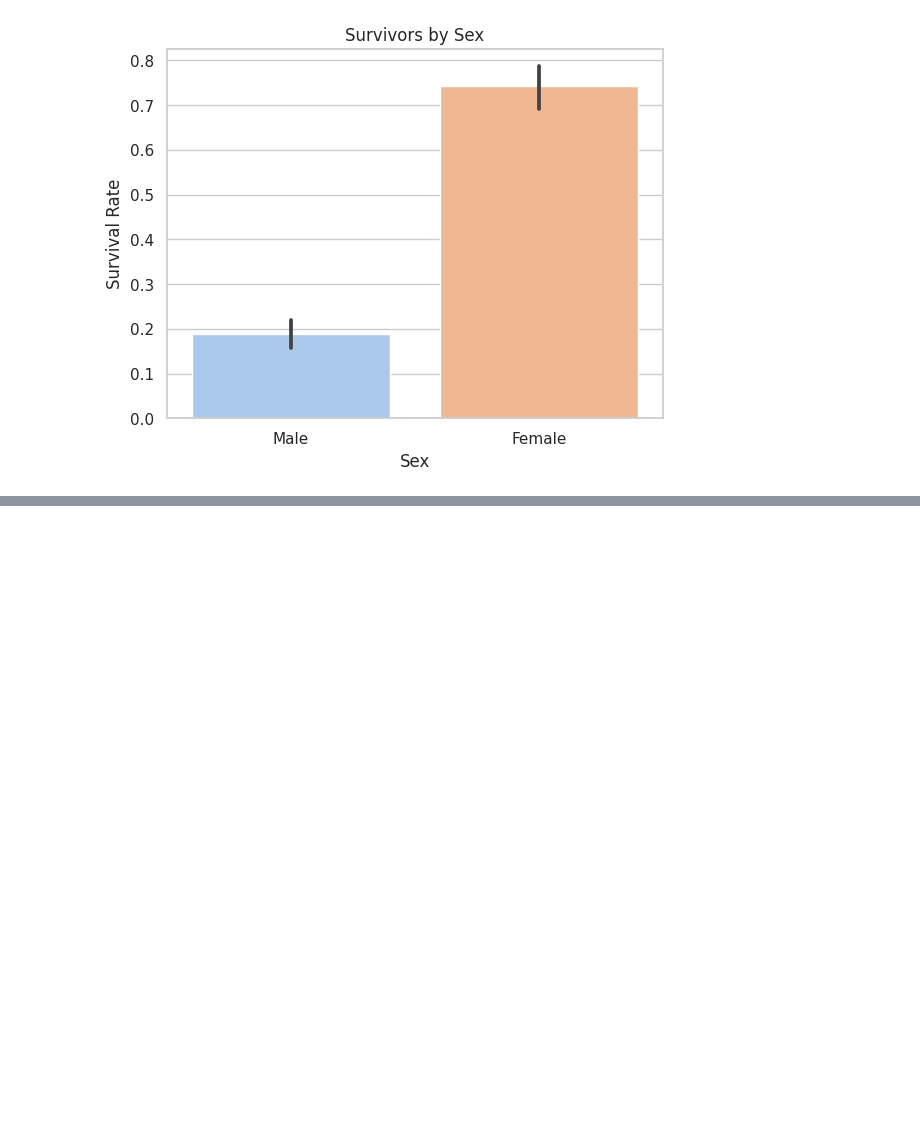
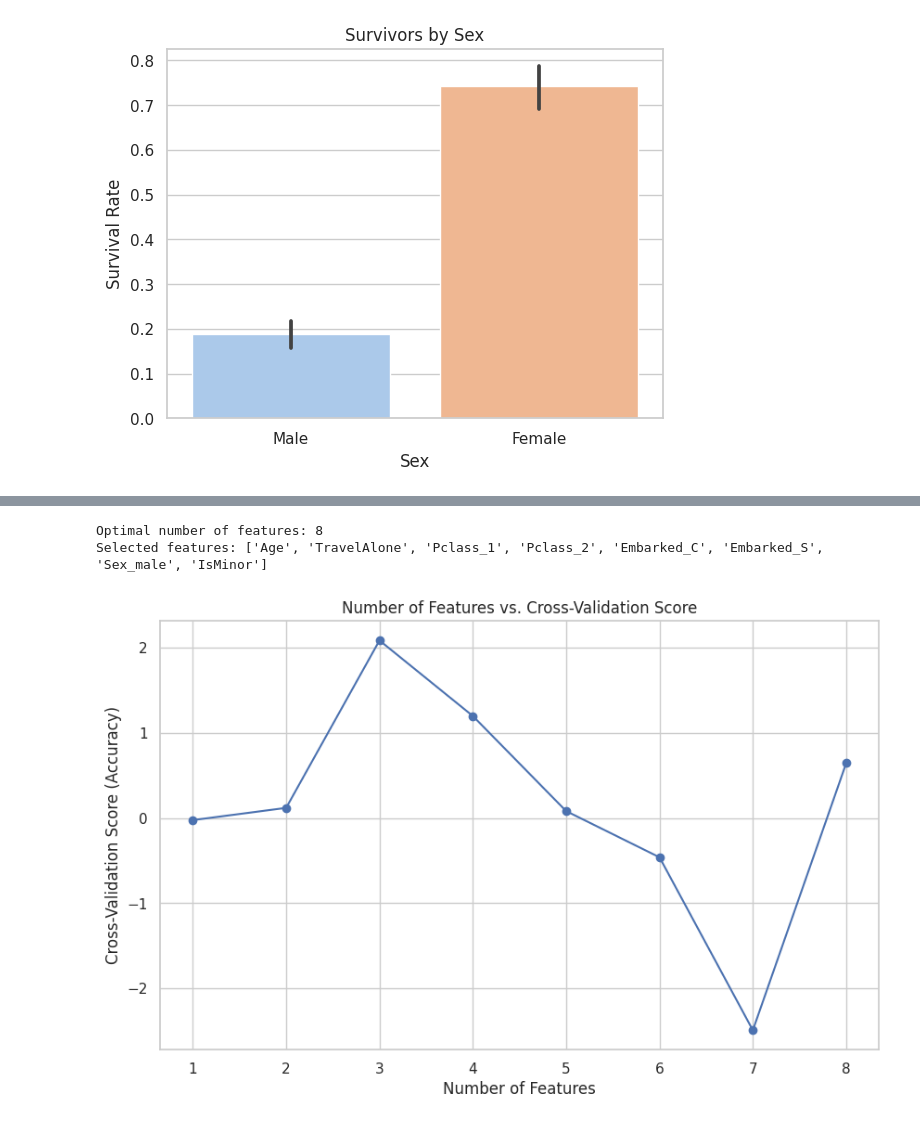
Before and after one commit to samiHEL/ML_Intro_Regression, a Jupyter notebook: ML_Intro_regression.ipynb, the cells around one changed output, grey strips where cells are left out. Drawn from its saved outputs; the diff is of its cells as text; code cells hidden in the pictures; blank space fills up the shorter version.

```diff
--- a/ML_Intro_regression.ipynb
+++ b/ML_Intro_regression.ipynb
@@ -594,0 +632,64 @@ plt.show()
+# %%
+import pandas as pd
+from sklearn.feature_selection import RFECV
+from sklearn.linear_model import LogisticRegression
+
+# Supposons que vous avez déjà votre DataFrame 'df' avec les caractéristiques pertinentes et la variable cible 'Survived'
+
+# Définir X (caractéristiques) et Y (cible)
+X = df[['Age', 'TravelAlone', 'Pclass_1', 'Pclass_2', 'Embarked_C', 'Embarked_S', 'Sex_male', 'IsMinor']]
+Y = df['Survived']
+
+# Instancier le modèle de régression logistique
+estimator = LogisticRegression()
+
+# Instancier un objet RFECV avec scoring='accuracy'
+rfecv = RFECV(estimator, step=1, cv=5, scoring='accuracy')
+rfecv = rfecv.fit(X, Y)
+
+# Obtenir le nombre optimal d'attributs
+optimal_n_features = rfecv.n_features_
+
+# Obtenir les caractéristiques sélectionnées
+selected_features = X.columns[rfecv.support_].tolist()
+
+print("Optimal number of features:", optimal_n_features)
+print("Selected features:", selected_features)
+# %% [output]
+Optimal number of features: 8
+Selected features: ['Age', 'TravelAlone', 'Pclass_1', 'Pclass_2', 'Embarked_C', 'Embarked_S', 'Sex_male', 'IsMinor']
+# %%
+import pandas as pd
+import matplotlib.pyplot as plt
+from sklearn.feature_selection import RFECV
+from sklearn.linear_model import LogisticRegression
+
+# Suppose you have your DataFrame 'df' with relevant features and the target variable 'Survived'
+
+# Define X (features) and Y (target)
+X = df[['Age', 'TravelAlone', 'Pclass_1', 'Pclass_2', 'Embarked_C', 'Embarked_S', 'Sex_male', 'IsMinor']]
+Y = df['Survived']
+
+# Instantiate the Logistic Regression estimator
+estimator = LogisticRegression()
+
+# Instantiate an RFECV object with scoring='accuracy'
+rfecv = RFECV(estimator, step=1, cv=5, scoring='accuracy')
+rfecv = rfecv.fit(X, Y)
+
+# Get the number of features selected at each step of cross-validation
+n_features = range(1, len(rfecv.support_) + 1)
+
+# Get the cross-validation scores from the underlying estimator
+cv_scores = rfecv.estimator_.coef_
+
+# Create a line plot of features numbers vs. cross-validation scores
+plt.figure(figsize=(10, 6))
+plt.plot(n_features, cv_scores.ravel(), marker='o', linestyle='-')
+plt.xlabel('Number of Features')
+plt.ylabel('Cross-Validation Score (Accuracy)')
+plt.title('Number of Features vs. Cross-Validation Score')
+plt.grid(True)
+plt.show()
+# %% [output]
+[figure, added]
```
Also changed, not shown: parts of 8 cells of this notebook.
